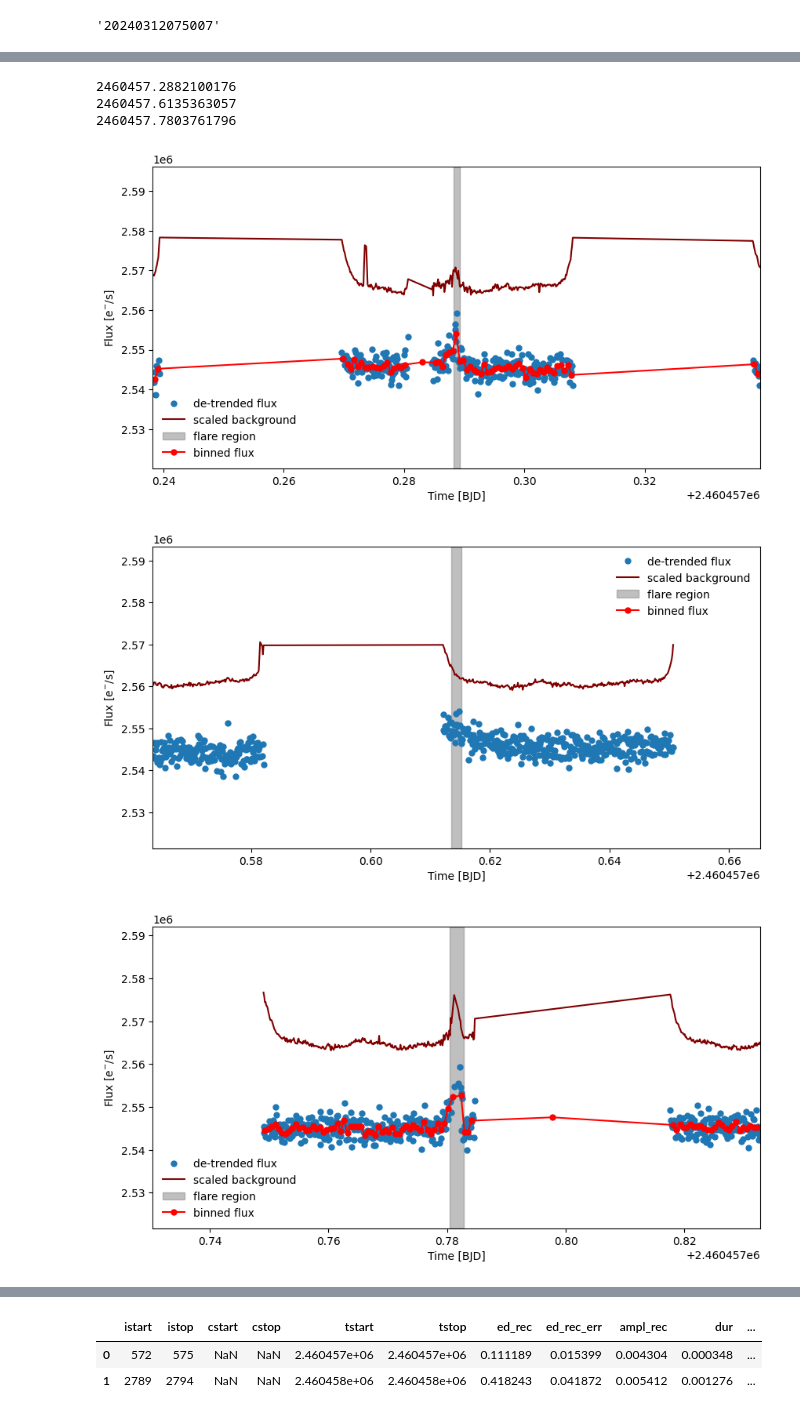
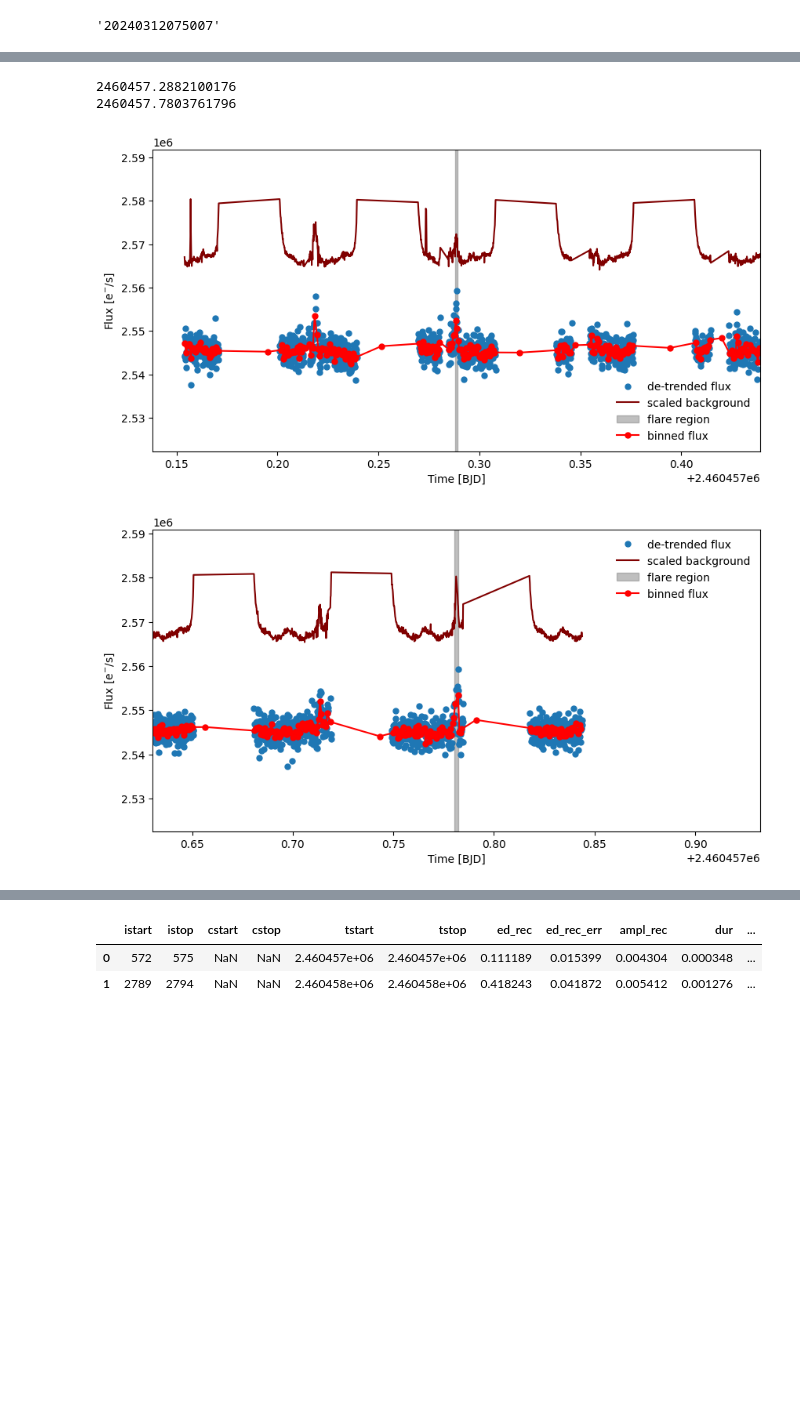
Before and after one commit to ekaterinailin/hip67522-spi, a Jupyter notebook: find_flare_candidates.ipynb, the cells around one changed output, grey strips where cells are left out. Cells and saved outputs as stored; diff of their text form; code cells hidden in the pictures; blank space fills up the shorter version.

```diff
--- a/find_flare_candidates.ipynb
+++ b/find_flare_candidates.ipynb
@@ -52,7 +51,7 @@ flc.detrended_flux = dfnew.flux
 flc.detrended_flux_err = np.std(dfnew.flux)
 
 # find flares
-flares = flc.find_flares(N1=2.5, N2=1.5, N3=3).flares
+flares = flc.find_flares(N1=3, N2=2, N3=3).flares
 # %% [output]
 See https://numpy.org/devdocs/release/1.25.0-notes.html and the docs for more information.  (Deprecated NumPy 1.25)
   return np.find_common_type(types, [])
@@ -66,7 +65,7 @@ for i, row in flares.iterrows():
 
     plt.figure(figsize=(10, 5))
 
-    window = 0.05
+    window = 0.15
 
     flare_m = (df.time > (row.tstart - window)) & (df.time < (row.tstop + window))
 
@@ -80,37 +79,35 @@ for i, row in flares.iterrows():
     bgflare = (bgflare - np.median(bgflare))*rangetflare/10 + np.median(df.flux) + rangetflare
 
     plt.plot(tflare, fflare, ".", markersize=10, label="de-trended flux")
     plt.plot(tflare, bgflare, color="maroon", label="scaled background")
 
     # now bin the data
     binsize = 5
 
     index = tflare.shape[0] % binsize
 
     # drop the last few data points
     t1 = tflare[:-index]
     f1 = fflare[:-index]
 
     binned_t = np.mean(t1.reshape(-1, binsize), axis=1)
     binned_f = np.mean(f1.reshape(-1, binsize), axis=1)
 
 
     # shade the region of the flare
     plt.axvspan(row.tstart, row.tstop, alpha=0.5, color="grey", label="flare region")
 
     plt.plot(binned_t, binned_f, ".-", markersize=10, color="red", label="binned flux")
     plt.xlabel(time_label)
     plt.ylabel(flux_label)
     plt.legend(frameon=False)
     plt.xlim(row.tstart - window, row.tstop + window)
     plt.ylim(np.median(fflare) - 10*np.std(fflare), np.median(fflare) + 20*np.std(fflare))
 # %% [output]
 2460457.2882100176
-2460457.6135363057
 2460457.7803761796
-[figure, old version]
+[figure, new version]
-[figure, old version]
+[figure, new version]
-[figure, removed]
 # %%
 from astropy.io import fits
 
```
Also changed, not shown: parts of 4 cells of this notebook, 5 other files.
